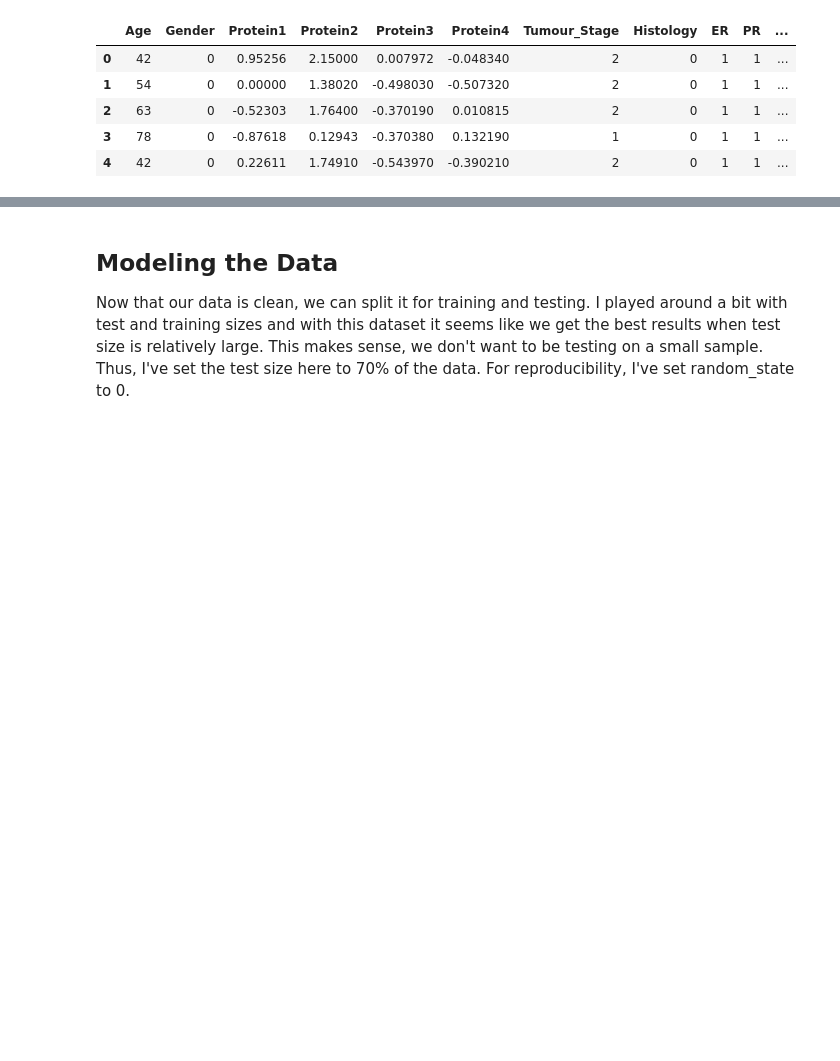
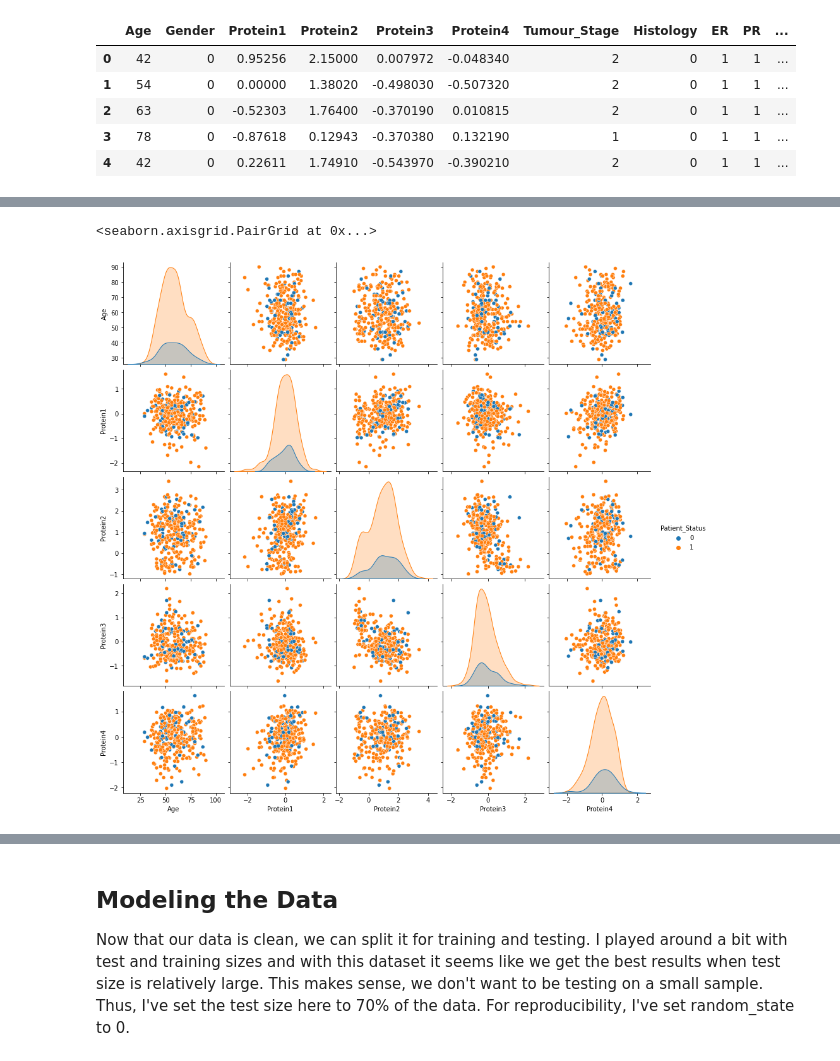
Before and after one commit to billingsmoore/cancer-outcome-prediction, a Jupyter notebook: cancer_outcome_prediction.ipynb, the cells around one changed output, grey strips where cells are left out. Saved outputs shown, nothing was run; the diff lists cells and outputs as text; code cells hidden in the pictures; blank space fills up the shorter version.

Commit message:
added some visualizations

```diff
--- a/cancer_outcome_prediction.ipynb
+++ b/cancer_outcome_prediction.ipynb
@@ -112,0 +118,9 @@ df.head()
+# %%
+import seaborn
+
+noncat = pd.DataFrame(df, columns=['Age', 'Protein1', 'Protein2', 'Protein3', 'Protein4', 'Patient_Status'])
+
+seaborn.pairplot(noncat, hue ='Patient_Status')
+# %% [output]
+<seaborn.axisgrid.PairGrid at 0x...>
+[figure, added]
```
Also changed, not shown: parts of 7 cells of this notebook.
